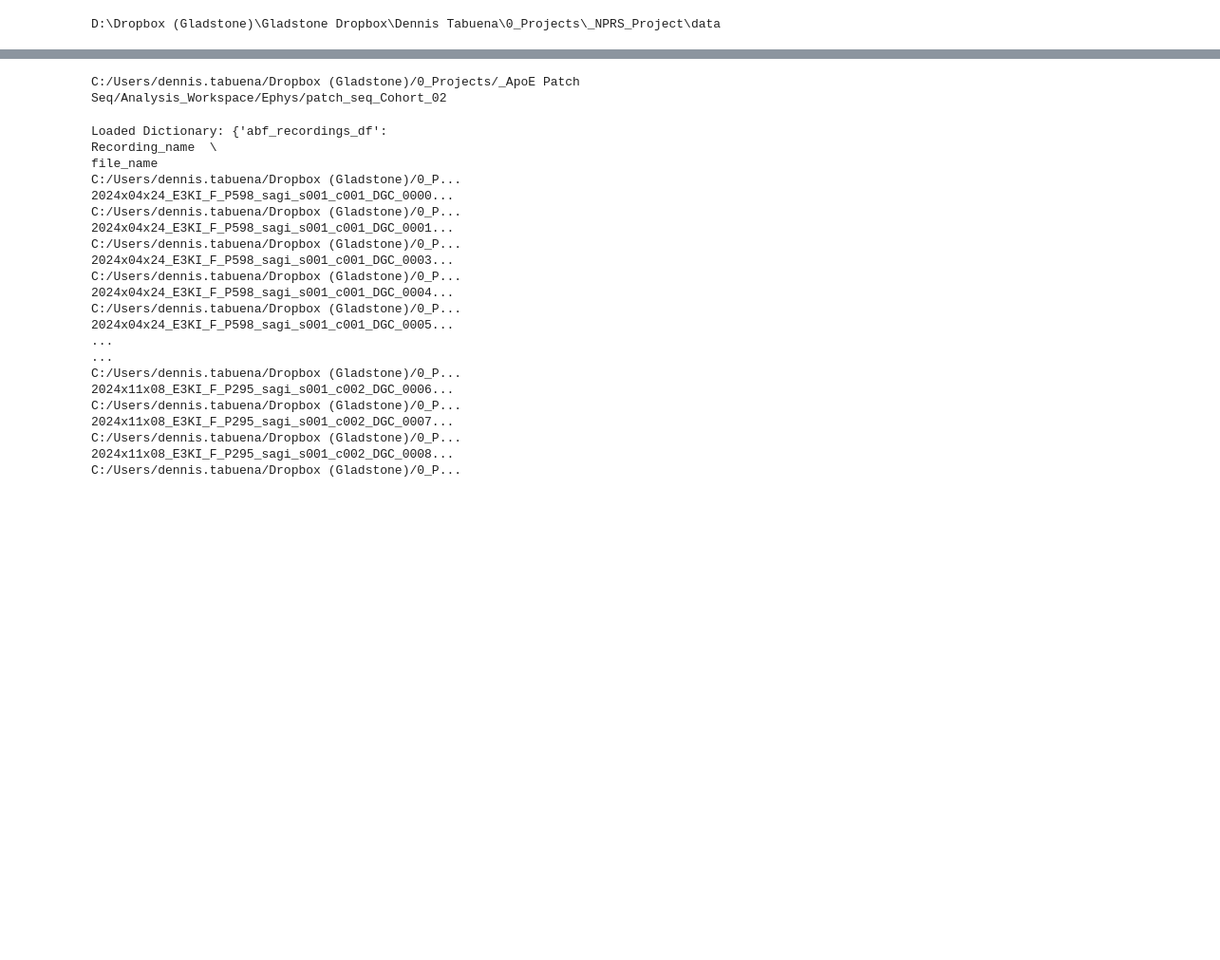
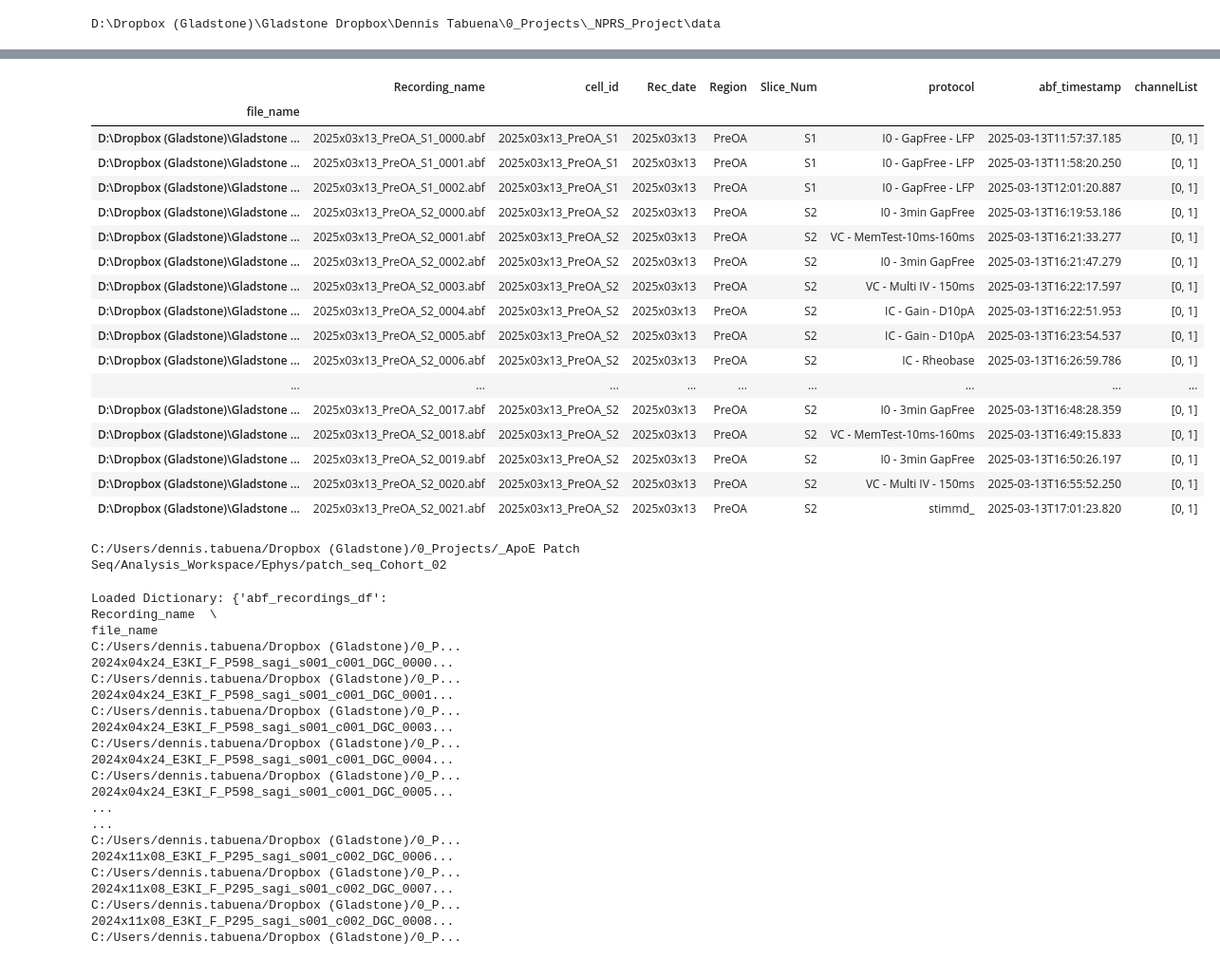
Before and after one commit to dtabuena/NPSR, a Jupyter notebook: Analyze_Recs.ipynb, the cells around one changed output, grey strips where cells are left out. Shown at 95% size. Saved outputs shown, nothing was run; the diff lists cells and outputs as text; code cells hidden in the pictures; blank space fills up the shorter version.

```diff
--- a/Analyze_Recs.ipynb
+++ b/Analyze_Recs.ipynb
@@ -116,29 +118,34 @@ D:\Dropbox (Gladstone)\Gladstone Dropbox\Dennis Tabuena\0_Projects\_NPRS_Project
 # %%
 """
 Scripted Run
-. unwraped 'ephys wrapper'
+(unwraped 'ephys wrapper')
 """
 # init Output
 results = {}
 
 
-# Build Basic DF
+'''Build Basic DF'''
 abf_recordings_df, protocol_set = catalogue_recs(dataset['data_source'],dataset['file_naming_scheme'])
 results['abf_recordings_df'] = abf_recordings_df
 results['protocol_set'] = protocol_set
 
-# Protocol Look Up Table
+'''# Protocol Look Up Table'''
 csv_name = cell_prot_lut(abf_recordings_df,protocol_set,csv_name=dataset['data_name']+'_Recording_LookUp')
 results['prot_lut'] = csv_name
 
 
-# Spike arg defentitions
-spike_args_gain={'spike_thresh':10, 'high_dv_thresh': 20,'low_dv_thresh': -5,'window_ms': 3}
-spike_args_rheo ={'spike_thresh':15, 'high_dv_thresh': 30,'low_dv_thresh': -15,'window_ms': 2}
 
+func_dict, arg_dict = init_func_arg_dicts()
 
-func_dict = {}
-arg_dict = {}
+'''Protocol Look Up Table'''
+abf_recordings_df, problem_recs = analysis_iterator(abf_recordings_df,func_dict,arg_dict,verbose=False)
+clear_output()
+display(abf_recordings_df.head(3))
+abf_recordings_df.to_csv('abf_recordings_df.csv')
 
-'VC - 3min GapFree'
+'''Sort Cells'''
+cell_df = cell_sorting(abf_recordings_df)
+results['cell_df'] = cell_df
+display(cell_df.head(3))
+cell_df.to_csv('cell_df.csv')
 # %% [output]
@@ -146,3 +195,24 @@ IndentationError: unexpected indent (716742065.py, line 19)
+# %%
+abf_recordings_df
+# %% [output]
+|  | Recording_name | cell_id | Rec_date | Region | Slice_Num | protocol | abf_timestamp | channelList |
+| file_name |  |  |  |  |  |  |  |  |
+| D:\Dropbox (Gladstone)\Gladstone ... | 2025x03x13_PreOA_S1_0000.abf | 2025x03x13_PreOA_S1 | 2025x03x13 | PreOA | S1 | I0 - GapFree - LFP | 2025-03-13T11:57:37.185 | [0, 1] |
+| D:\Dropbox (Gladstone)\Gladstone ... | 2025x03x13_PreOA_S1_0001.abf | 2025x03x13_PreOA_S1 | 2025x03x13 | PreOA | S1 | I0 - GapFree - LFP | 2025-03-13T11:58:20.250 | [0, 1] |
+| D:\Dropbox (Gladstone)\Gladstone ... | 2025x03x13_PreOA_S1_0002.abf | 2025x03x13_PreOA_S1 | 2025x03x13 | PreOA | S1 | I0 - GapFree - LFP | 2025-03-13T12:01:20.887 | [0, 1] |
+| D:\Dropbox (Gladstone)\Gladstone ... | 2025x03x13_PreOA_S2_0000.abf | 2025x03x13_PreOA_S2 | 2025x03x13 | PreOA | S2 | I0 - 3min GapFree | 2025-03-13T16:19:53.186 | [0, 1] |
+| D:\Dropbox (Gladstone)\Gladstone ... | 2025x03x13_PreOA_S2_0001.abf | 2025x03x13_PreOA_S2 | 2025x03x13 | PreOA | S2 | VC - MemTest-10ms-160ms | 2025-03-13T16:21:33.277 | [0, 1] |
+| D:\Dropbox (Gladstone)\Gladstone ... | 2025x03x13_PreOA_S2_0002.abf | 2025x03x13_PreOA_S2 | 2025x03x13 | PreOA | S2 | I0 - 3min GapFree | 2025-03-13T16:21:47.279 | [0, 1] |
+| D:\Dropbox (Gladstone)\Gladstone ... | 2025x03x13_PreOA_S2_0003.abf | 2025x03x13_PreOA_S2 | 2025x03x13 | PreOA | S2 | VC - Multi IV - 150ms | 2025-03-13T16:22:17.597 | [0, 1] |
+| D:\Dropbox (Gladstone)\Gladstone ... | 2025x03x13_PreOA_S2_0004.abf | 2025x03x13_PreOA_S2 | 2025x03x13 | PreOA | S2 | IC - Gain - D10pA | 2025-03-13T16:22:51.953 | [0, 1] |
+| D:\Dropbox (Gladstone)\Gladstone ... | 2025x03x13_PreOA_S2_0005.abf | 2025x03x13_PreOA_S2 | 2025x03x13 | PreOA | S2 | IC - Gain - D10pA | 2025-03-13T16:23:54.537 | [0, 1] |
+| D:\Dropbox (Gladstone)\Gladstone ... | 2025x03x13_PreOA_S2_0006.abf | 2025x03x13_PreOA_S2 | 2025x03x13 | PreOA | S2 | IC - Rheobase | 2025-03-13T16:26:59.786 | [0, 1] |
+| ... | ... | ... | ... | ... | ... | ... | ... | ... |
+| D:\Dropbox (Gladstone)\Gladstone ... | 2025x03x13_PreOA_S2_0017.abf | 2025x03x13_PreOA_S2 | 2025x03x13 | PreOA | S2 | I0 - 3min GapFree | 2025-03-13T16:48:28.359 | [0, 1] |
+| D:\Dropbox (Gladstone)\Gladstone ... | 2025x03x13_PreOA_S2_0018.abf | 2025x03x13_PreOA_S2 | 2025x03x13 | PreOA | S2 | VC - MemTest-10ms-160ms | 2025-03-13T16:49:15.833 | [0, 1] |
+| D:\Dropbox (Gladstone)\Gladstone ... | 2025x03x13_PreOA_S2_0019.abf | 2025x03x13_PreOA_S2 | 2025x03x13 | PreOA | S2 | I0 - 3min GapFree | 2025-03-13T16:50:26.197 | [0, 1] |
+| D:\Dropbox (Gladstone)\Gladstone ... | 2025x03x13_PreOA_S2_0020.abf | 2025x03x13_PreOA_S2 | 2025x03x13 | PreOA | S2 | VC - Multi IV - 150ms | 2025-03-13T16:55:52.250 | [0, 1] |
+| D:\Dropbox (Gladstone)\Gladstone ... | 2025x03x13_PreOA_S2_0021.abf | 2025x03x13_PreOA_S2 | 2025x03x13 | PreOA | S2 | stimmd_ | 2025-03-13T17:01:23.820 | [0, 1] |
 # %%
 
 # fast_results = ephys_wrapper_local(dataset,VC_prot,IC_prot,strat_cols=['Genotype','Age_Bin'],age_bin_dict=age_bin_dict)
```
Also changed, not shown: parts of 5 cells of this notebook.
